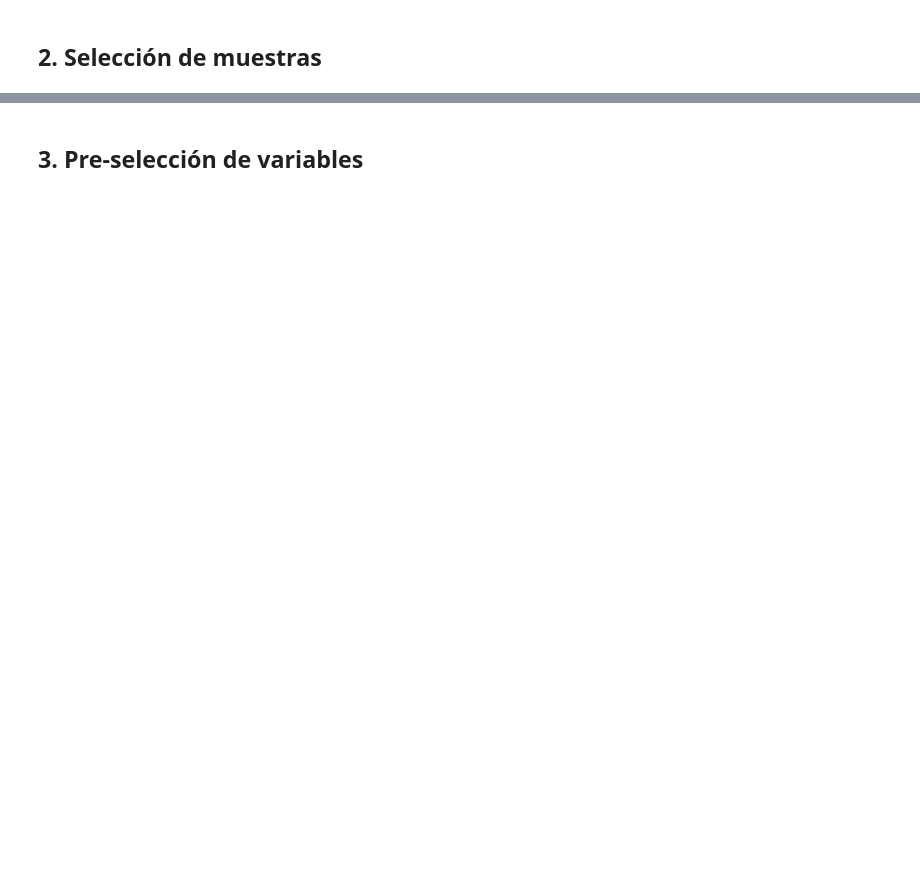
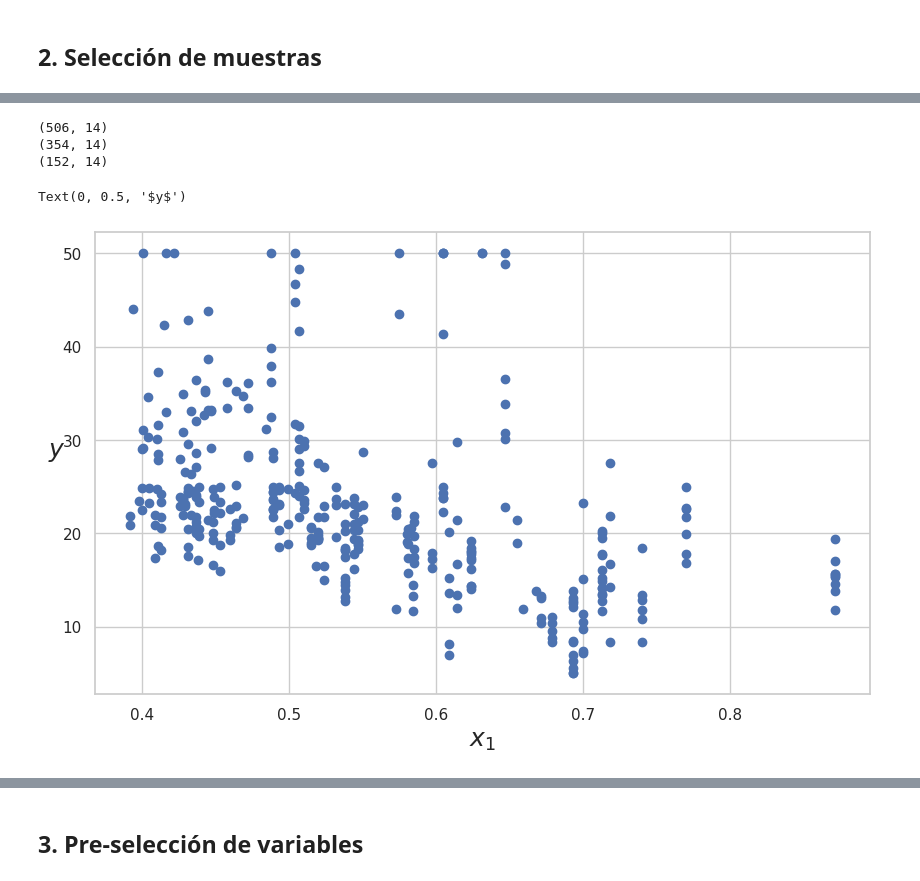
Before and after one commit to GPBlaster/CODE_GP_PROJECT_MLDL, a Jupyter notebook: Supervised_models/Linear_regression/Lab_Boston_Housing_v2.ipynb, the cells around one changed output, grey strips where cells are left out. Cells and saved outputs as stored; diff of their text form; code cells hidden in the pictures; blank space fills up the shorter version.

```diff
--- a/Supervised_models/Linear_regression/Lab_Boston_Housing_v2.ipynb
+++ b/Supervised_models/Linear_regression/Lab_Boston_Housing_v2.ipynb
@@ -152,4 +199,7 @@ pddf.head()
 # %%
-# Shuffle the data
-from sklearn.utils import shuffle
-pddf = shuffle(pddf, random_state = 123)
+# Muestreo
+from sklearn.model_selection import train_test_split
+
+train, test = train_test_split(pddf,
+                               train_size = 0.7,
+                               random_state = 123)
@@ -172,12 +206,19 @@ X_train, X_test, y_train, y_test = train_test_split(X, y,
 # %%
-print(X.shape)
-print(X_train.shape)
-print(X_test.shape)
+print(pddf.shape)
+print(train.shape)
+print(test.shape)
+# %% [output]
+(506, 14)
+(354, 14)
+(152, 14)
 # %%
 import matplotlib.pyplot as plt
 plt.rcParams["figure.figsize"] = (10,6)
 
-plt.scatter(X_train.NOX, y_train)
+plt.scatter(train.NOX, train.MEDV)
 plt.xlabel("$x_1$", fontsize=18)
 plt.ylabel("$y$", rotation=0, fontsize=18)
+# %% [output]
+Text(0, 0.5, '$y$')
+[figure, added]
 # %%
```
Also changed, not shown: parts of 24 cells of this notebook.
